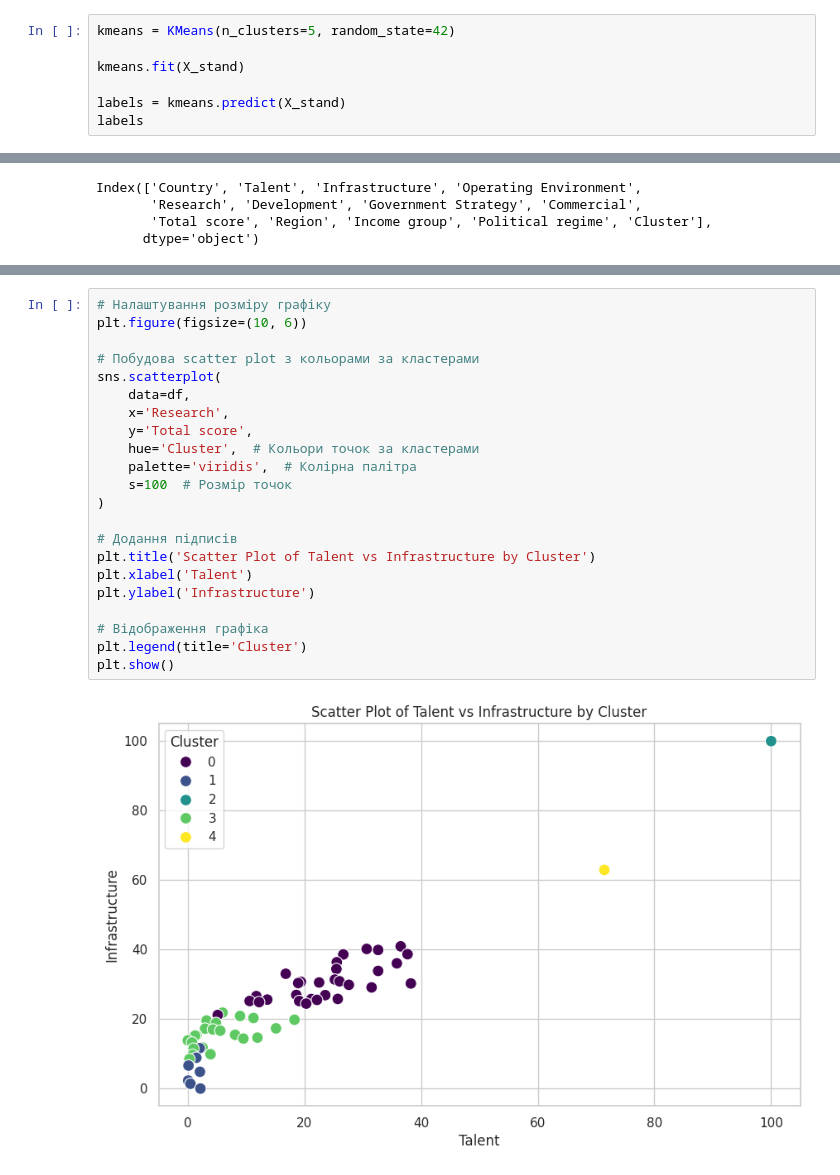
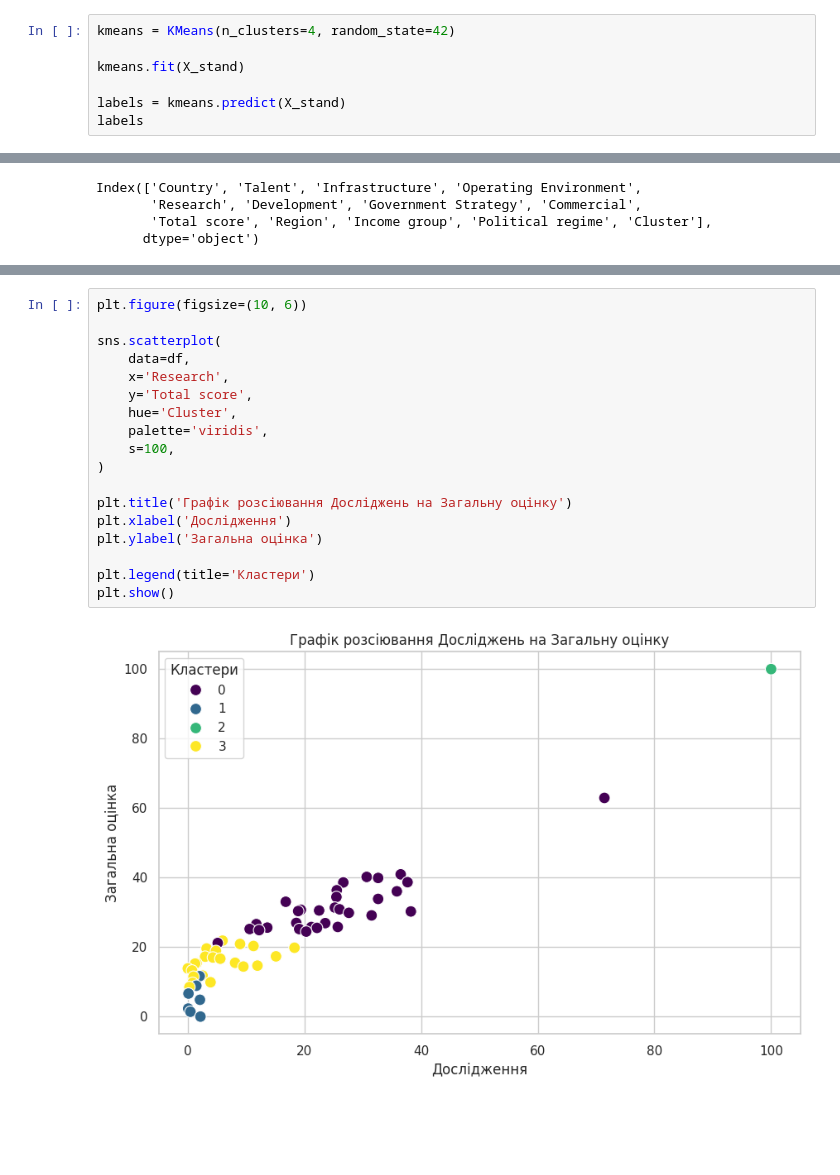
Before and after one commit to dmuman/ML-labs, a Jupyter notebook: lab5/lab5_tutorial.ipynb, the cells around one changed output, grey strips where cells are left out. Drawn from its saved outputs; the diff is of its cells as text; blank space fills up the shorter version.

```diff
--- a/lab5/lab5_tutorial.ipynb
+++ b/lab5/lab5_tutorial.ipynb
@@ -159,7 +159,7 @@ plt.show()
 # %% [output]
 [figure]
 # %%
-kmeans = KMeans(n_clusters=5, random_state=42)
+kmeans = KMeans(n_clusters=4, random_state=42)
 
 kmeans.fit(X_stand)
 
@@ -264,24 +261,20 @@ cluster_dict
 # %%
-# Налаштування розміру графіку
 plt.figure(figsize=(10, 6))
 
-# Побудова scatter plot з кольорами за кластерами
 sns.scatterplot(
     data=df,
     x='Research',
     y='Total score',
-    hue='Cluster',  # Кольори точок за кластерами
-    palette='viridis',  # Колірна палітра
-    s=100  # Розмір точок
+    hue='Cluster',
+    palette='viridis',
+    s=100,
 )
 
-# Додання підписів
-plt.title('Scatter Plot of Talent vs Infrastructure by Cluster')
-plt.xlabel('Talent')
-plt.ylabel('Infrastructure')
+plt.title('Графік розсіювання Досліджень на Загальну оцінку')
+plt.xlabel('Дослідження')
+plt.ylabel('Загальна оцінка')
 
-# Відображення графіка
-plt.legend(title='Cluster')
+plt.legend(title='Кластери')
 plt.show()
 # %% [output]
-[figure, old version]
+[figure, new version]
```
Also changed, not shown: parts of 9 cells of this notebook.
